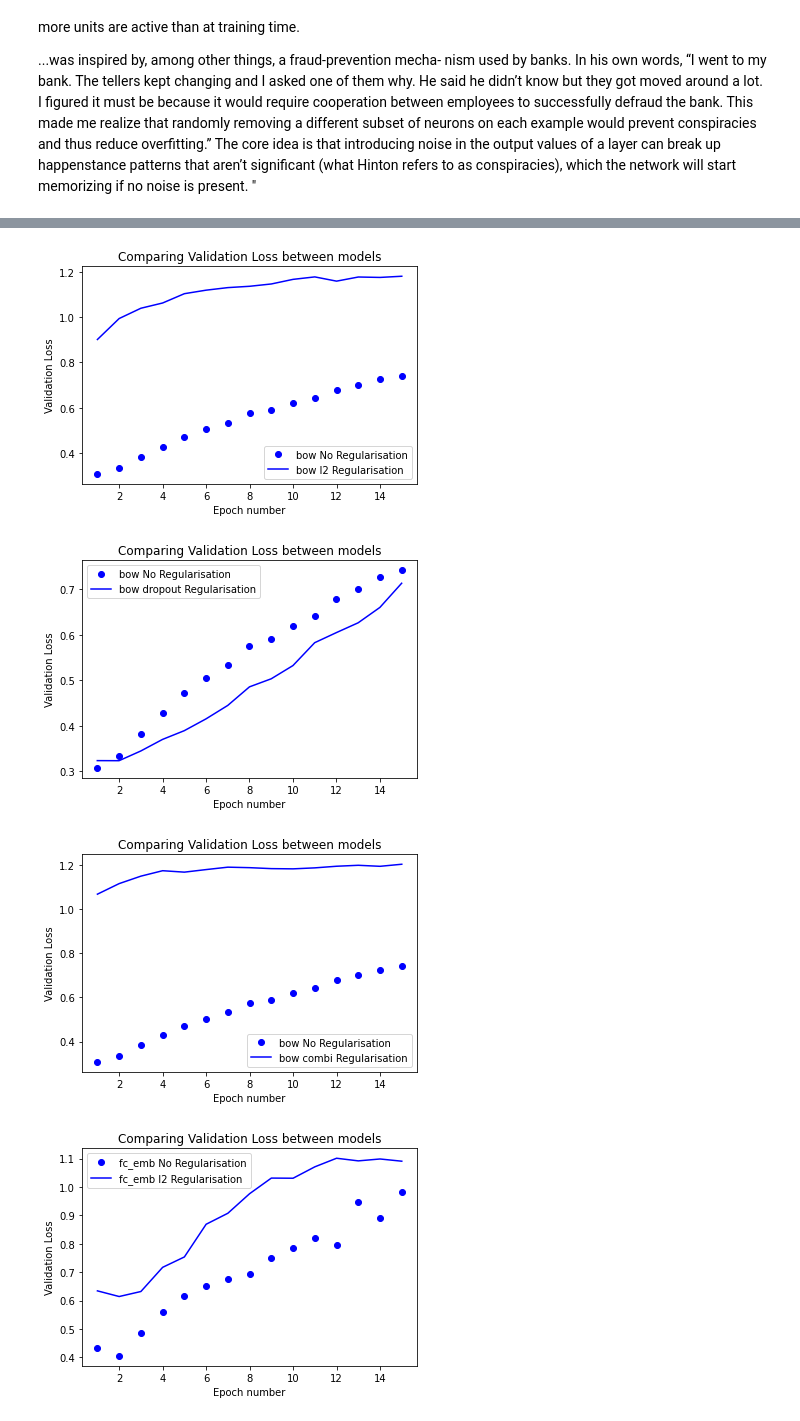
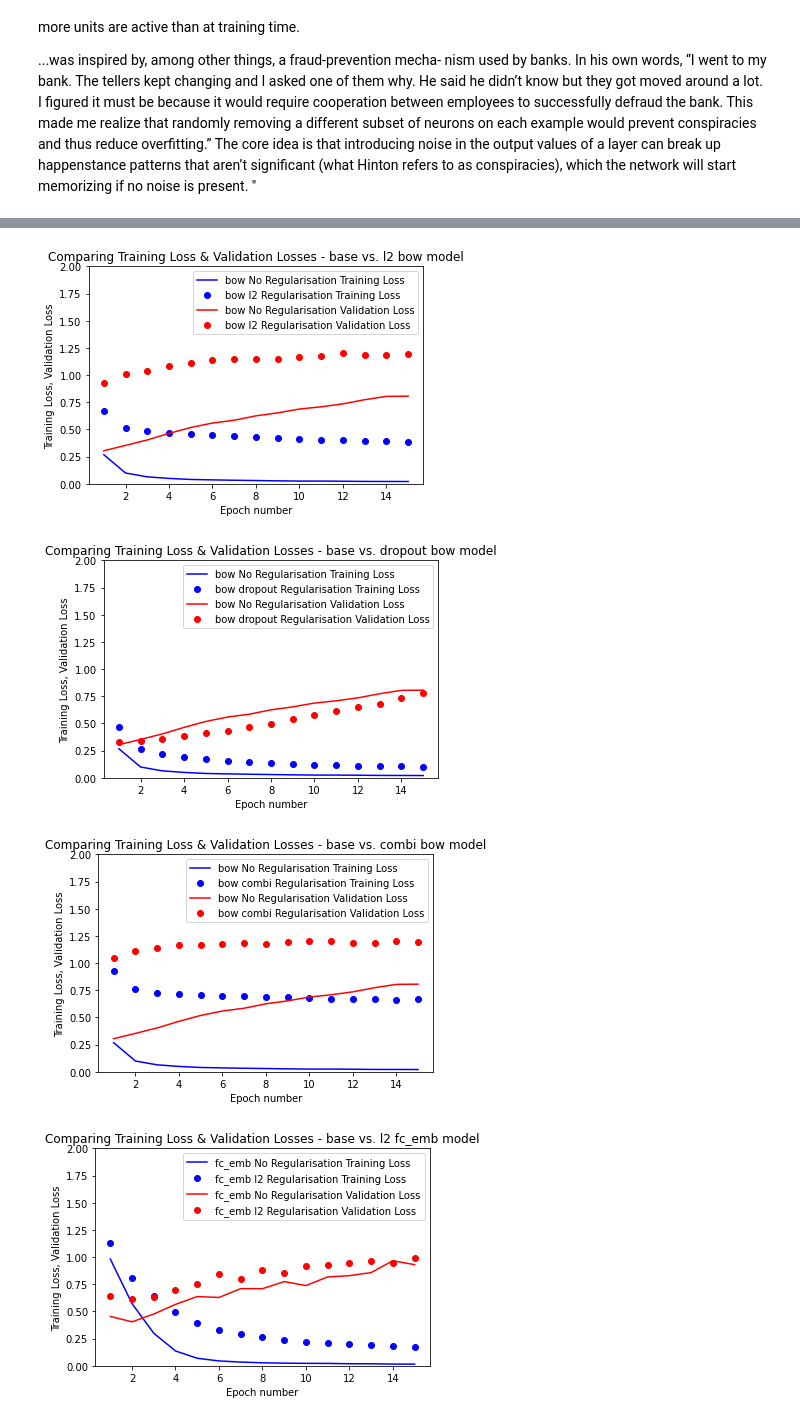
Before and after one commit to Iskriyana/nlp-product-sentiment-classification, a Jupyter notebook: notebooks/02_processing/02_NLP_Model_Choice_Optimisation.ipynb, the cells around one changed output, grey strips where cells are left out. Saved outputs shown, nothing was run; the diff lists cells and outputs as text; code cells hidden in the pictures.

Commit message:
201218_regularisation_finalisation

```diff
--- a/notebooks/02_processing/02_NLP_Model_Choice_Optimisation.ipynb
+++ b/notebooks/02_processing/02_NLP_Model_Choice_Optimisation.ipynb
@@ -64,7 +64,7 @@ saving = True
 PARAMS = {
 
     # Define experiment name:
-    'experiment_name': 'all_models_no_counter_overfitting',
+    'experiment_name': 'all_models_regularisation',
 
     # List of models
     'model_type': ['bow', 'fc_emb', 'fc_transf', 'lstm', 'lstm_transf', 'conv1d', 'conv1d_transf'],
@@ -417,7 +417,7 @@ def train_with_cross_val(k, model, model_type, train_data, train_labels, epochs,
                 f'history_{model_type}_{reg_mode}_fold_{i}.npy', history.history)
 
     if saving:
-        if reg:
+        if reg == False:
             path = os.path.join(logdir, f'{model_type}')
             model.save(path)
         else:
@@ -1114,9 +1171,9 @@ def compare_models_by_metric(model_type, reg_mode, history_all_df, history_all_d
 # %%
 for model_type in ['bow', 'fc_emb']:
     for reg_mode in PARAMS['reg_mode']:
-        compare_models_by_metric(model_type, reg_mode, history_all_df, history_all_df_reg, 'val_loss', PARAMS)
+        compare_models_by_metric(model_type, reg_mode, history_all_df, history_all_df_reg, 'loss', 'val_loss', PARAMS)
 # %% [output]
-[figure, old version]
+[figure, new version]
-[figure, old version]
+[figure, new version]
-[figure, old version]
+[figure, new version]
-[figure, old version]
+[figure, new version]
```
Also changed, not shown: parts of 31 cells of this notebook, 1 other file.
